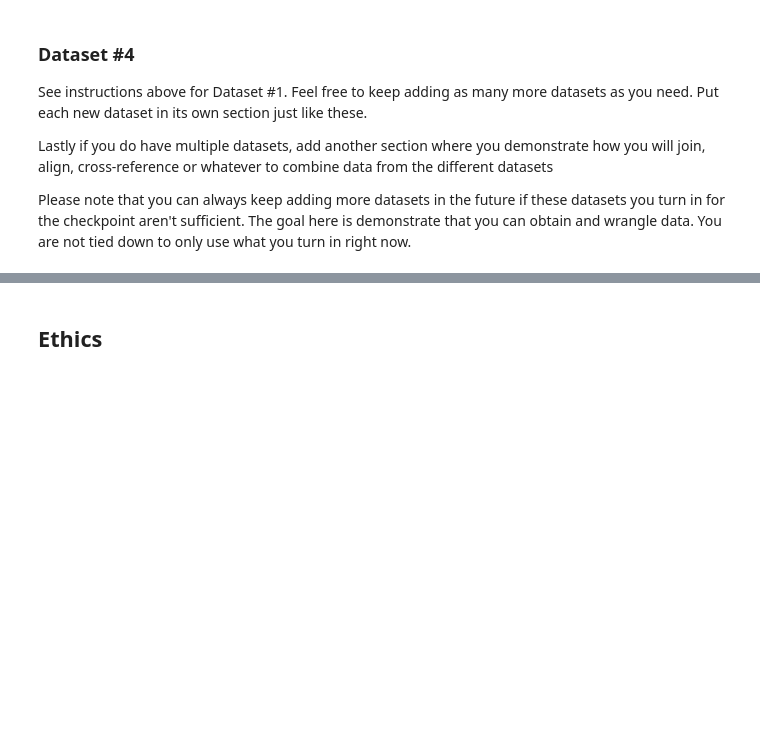
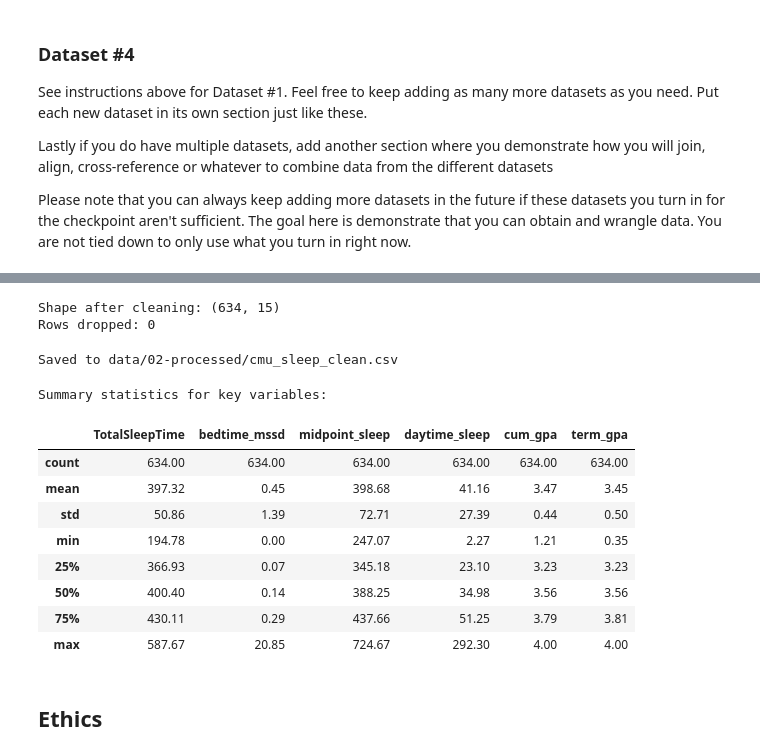
Before and after one commit to AnEpiphanyMaybe/sleep-screen-time-analysis, a Jupyter notebook: 01-DataCheckpoint.ipynb, the cells around one changed output, grey strips where cells are left out. Cells and saved outputs as stored; diff of their text form; code cells hidden in the pictures; blank space fills up the shorter version.

```diff
--- a/01-DataCheckpoint.ipynb
+++ b/01-DataCheckpoint.ipynb
@@ -152,3 +307,52 @@ Please note that you can always keep adding more datasets in the future if these
+# %%
+# ── 6. Clean the data ─────────────────────────────────────────────────────────
+cmu_clean = cmu_raw.copy()
+
+# Drop rows missing any key analysis variables
+# Justification: all three variables (sleep duration, sleep consistency, GPA)
+# are required for our analysis — a row missing any of them is unusable.
+cmu_clean = cmu_clean.dropna(subset=key_vars, how='any')
+
+# Remove physiologically implausible sleep values
+if 'TotalSleepTime' in cmu_clean.columns:
+    cmu_clean = cmu_clean[
+        (cmu_clean['TotalSleepTime'] >= 60) & (cmu_clean['TotalSleepTime'] <= 720)
+    ]
+
+# Remove out-of-range GPA values
+for gpa_col in ['cum_gpa', 'term_gpa']:
+    if gpa_col in cmu_clean.columns:
+        cmu_clean = cmu_clean[
+            (cmu_clean[gpa_col] >= 0) & (cmu_clean[gpa_col] <= 4.0)
+        ]
+
+print(f"Shape after cleaning: {cmu_clean.shape}")
+print(f"Rows dropped: {len(cmu_raw) - len(cmu_clean)}")
+# %% [output]
+Shape after cleaning: (634, 15)
+Rows dropped: 0
+# %%
+# ── 7. Save to processed ──────────────────────────────────────────────────────
+os.makedirs('data/02-processed', exist_ok=True)
+cmu_clean.to_csv('data/02-processed/cmu_sleep_clean.csv', index=False)
+print("Saved to data/02-processed/cmu_sleep_clean.csv")
+# %% [output]
+Saved to data/02-processed/cmu_sleep_clean.csv
+# %%
+# ── 4 (optional). Summary statistics ─────────────────────────────────────────
+print("Summary statistics for key variables:")
+cmu_clean[key_vars].describe().round(2)
+# %% [output]
+Summary statistics for key variables:
+|  | TotalSleepTime | bedtime_mssd | midpoint_sleep | daytime_sleep | cum_gpa | term_gpa |
+| count | 634.00 | 634.00 | 634.00 | 634.00 | 634.00 | 634.00 |
+| mean | 397.32 | 0.45 | 398.68 | 41.16 | 3.47 | 3.45 |
+| std | 50.86 | 1.39 | 72.71 | 27.39 | 0.44 | 0.50 |
+| min | 194.78 | 0.00 | 247.07 | 2.27 | 1.21 | 0.35 |
+| 25% | 366.93 | 0.07 | 345.18 | 23.10 | 3.23 | 3.23 |
+| 50% | 400.40 | 0.14 | 388.25 | 34.98 | 3.56 | 3.56 |
+| 75% | 430.11 | 0.29 | 437.66 | 51.25 | 3.79 | 3.81 |
+| max | 587.67 | 20.85 | 724.67 | 292.30 | 4.00 | 4.00 |
 # %% [markdown]
 ## Ethics
 # %% [markdown]
```
Also changed, not shown: parts of 14 cells of this notebook.
